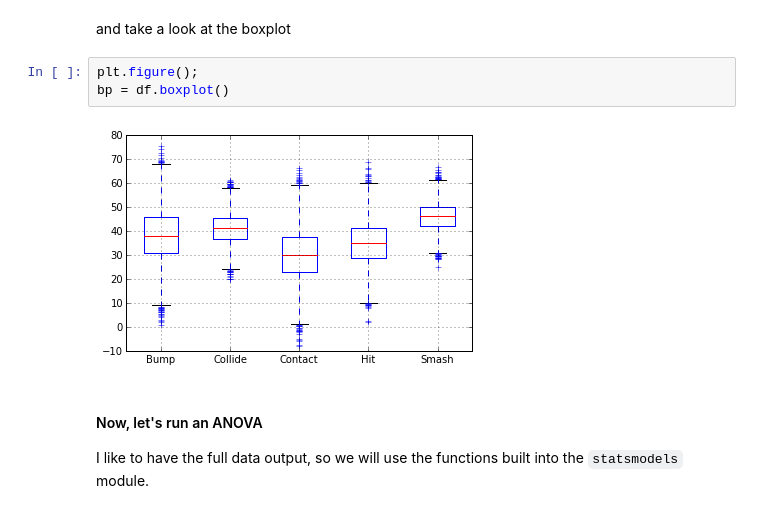
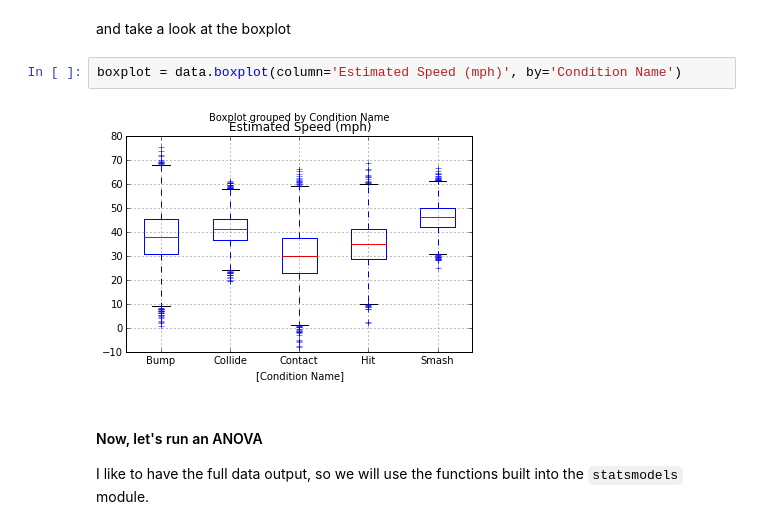
Before and after one commit to swcarpentry/DEPRECATED-bc, a Jupyter notebook: example/loftus/Loftus_example.ipynb, the cells around one changed output. Saved outputs shown, nothing was run; the diff lists cells and outputs as text.

```diff
--- a/example/loftus/Loftus_example.ipynb
+++ b/example/loftus/Loftus_example.ipynb
@@ -537,10 +331,9 @@ df.mean().plot(kind='bar')
 # %% [markdown]
 and take a look at the boxplot
-# %%
-plt.figure();
-bp = df.boxplot()
-# %% [output]
-[figure, removed]
+# %%
+boxplot = data.boxplot(column='Estimated Speed (mph)', by='Condition Name')
+# %% [output]
+[figure, added]
 # %% [markdown]
 #### Now, let's run an ANOVA
 
```
Also changed, not shown: parts of 88 cells of this notebook.
